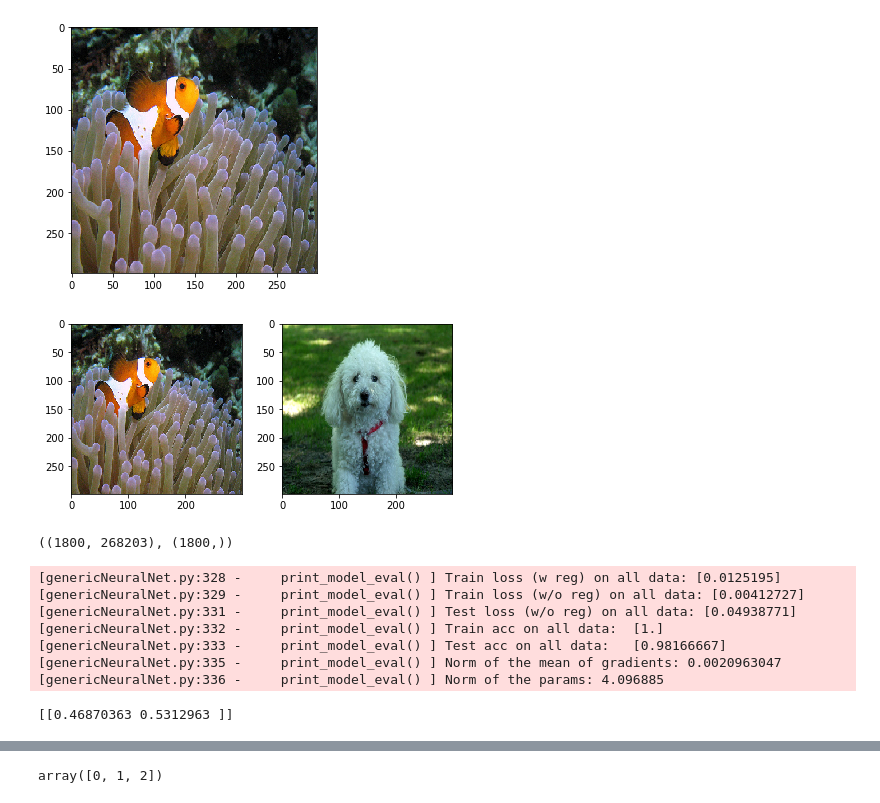
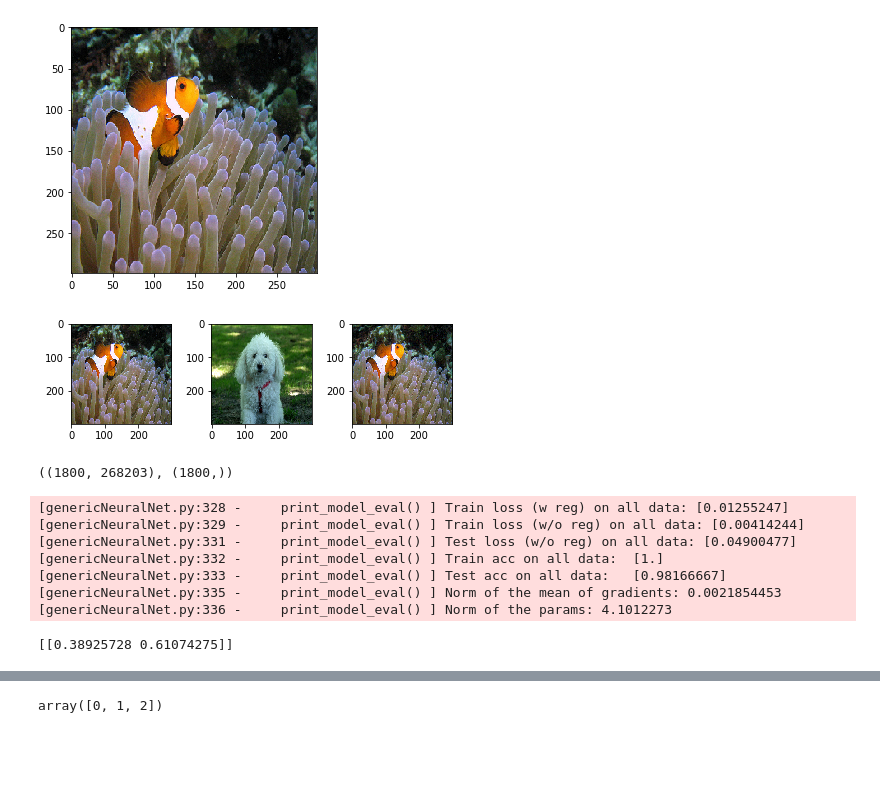
Before and after one commit to EyalSel/influence-release, a Jupyter notebook: scripts/baseline.ipynb, the cells around one changed output, grey strips where cells are left out. Cells and saved outputs as stored; diff of their text form; code cells hidden in the pictures; blank space fills up the shorter version.

```diff
--- a/scripts/baseline.ipynb
+++ b/scripts/baseline.ipynb
@@ -138,7 +138,7 @@ Loading animals from disk...
 #     return result
 
 def baseline_iterative_attack(
-     top_model, full_model, top_graph, full_graph, project_fn, test_indices, test_description,
+     top_model, full_model, top_graph, full_graph, test_indices, test_description,
      train_dataset, test_dataset, dataset_name,
      indices_to_poison=None,
      num_iter=10,
@@ -150,6 +150,9 @@ def baseline_iterative_attack(
 
     assert beta is not None
     result = np.zeros_like(train_dataset.x[indices_to_poison])
+    threshold = 2.0
+
+    ones = np.ones_like(train_dataset.x[0])
 
     for counter, train_idx in enumerate(indices_to_poison):
         b = train_dataset.x[train_idx]
@@ -157,13 +160,15 @@ def baseline_iterative_attack(
         x = np.copy(b)
 
         for j in range(num_iter):
+            norm = full_model.get_Lp(x, t)
+            if norm <= threshold: break
             if j%100==0:
-                print(j, full_model.get_Lp(x, t))
+                print(j, norm)
             gradients_Lp = full_model.get_gradiant_Lp(x, t)
 
             x_hat = x - step_size * gradients_Lp
             x_next = (x_hat + step_size * beta * b) / (1 + beta * step_size)
-            x = project_fn(x_next)
+            x = np.clip(x_next, -1 * ones, ones)
         result[counter, :] = x
 
     return result
@@ -245,7 +250,7 @@ with full_graph.as_default():
 #     full_model.load_weights_from_disk(orig_weight_path, do_save=False, do_check=True)
 
 
-step_size = 0.02
+step_size = 0.2
 print('step_size is', step_size)
 
 num_train = len(data_sets.train.labels)
@@ -326,7 +331,7 @@ for test_idx in test_indices_to_attack:
 
     beta_from_paper = 0.25
     inception_latent_dim = 2048
-    posioned_training_images = baseline_iterative_attack(None, full_model, None, full_graph, project_fn,
+    posioned_training_images = baseline_iterative_attack(None, full_model, None, full_graph,
                                       [test_idx],
                                       test_description,
                                       data_sets.train, data_sets.test, dataset_name,
@@ -388,13 +391,15 @@ np.save('poisoned', posioned_training_images)
 # %%
 import matplotlib.pyplot as plt
 %matplotlib inline
 plt.figure()
-plt.subplot(1,2,1)
+plt.subplot(1,3,1)
 render_img(data_sets.train.x[999].reshape((img_side,img_side,num_channels)))
-plt.subplot(1,2,2)
+plt.subplot(1,3,2)
 render_img(data_sets.test.x[15].reshape((img_side,img_side,num_channels)))
+plt.subplot(1,3,3)
+render_img(posioned_training_images.reshape((img_side,img_side,num_channels)))
 # %% [output]
-[figure, old version]
+[figure, new version]
 # %%
 # poisoned_dataset_x = np.concatenate([np.copy(data_sets.train.x), posioned_training_images_temp], axis = 0)
 # poisoned_dataset_labels = np.concatenate([np.copy(data_sets.train.labels), [1]], axis = 0)
@@ -412,12 +417,12 @@ with full_graph.as_default():
 with full_graph.as_default():
     print(full_model.get_preds(data_sets.test, [15]))
 # %% [output]
-[genericNeuralNet.py:328 -     print_model_eval() ] Train loss (w reg) on all data: [0.0125195]
-[genericNeuralNet.py:329 -     print_model_eval() ] Train loss (w/o reg) on all data: [0.00412727]
-[genericNeuralNet.py:331 -     print_model_eval() ] Test loss (w/o reg) on all data: [0.04938771]
+[genericNeuralNet.py:328 -     print_model_eval() ] Train loss (w reg) on all data: [0.01255247]
+[genericNeuralNet.py:329 -     print_model_eval() ] Train loss (w/o reg) on all data: [0.00414244]
+[genericNeuralNet.py:331 -     print_model_eval() ] Test loss (w/o reg) on all data: [0.04900477]
 [genericNeuralNet.py:332 -     print_model_eval() ] Train acc on all data:  [1.]
 [genericNeuralNet.py:333 -     print_model_eval() ] Test acc on all data:   [0.98166667]
-[genericNeuralNet.py:335 -     print_model_eval() ] Norm of the mean of gradients: 0.0020963047
-[genericNeuralNet.py:336 -     print_model_eval() ] Norm of the params: 4.096885
+[genericNeuralNet.py:335 -     print_model_eval() ] Norm of the mean of gradients: 0.0021854453
+[genericNeuralNet.py:336 -     print_model_eval() ] Norm of the params: 4.1012273
-[[0.46870363 0.5312963 ]]
+[[0.38925728 0.61074275]]
 # %%
```
Also changed, not shown: parts of 5 cells of this notebook, 5 other files.
